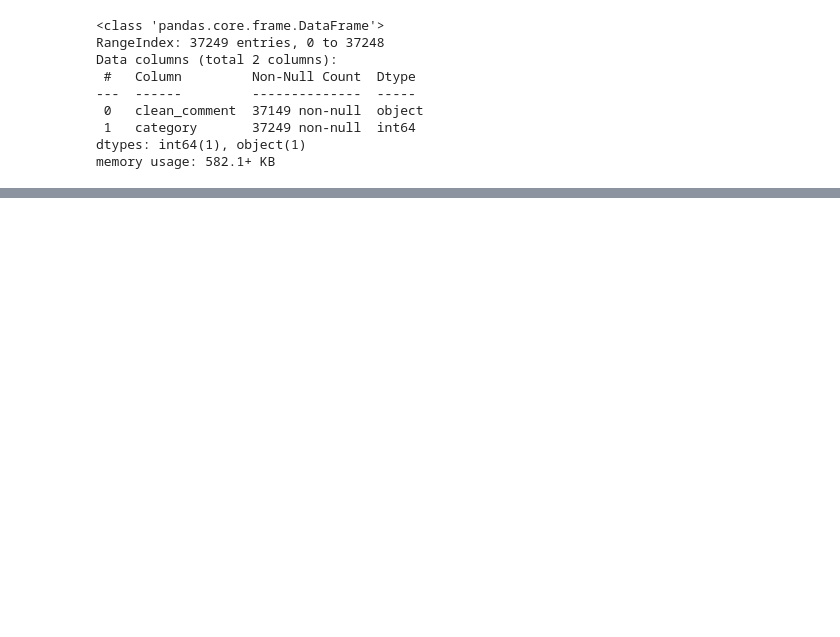
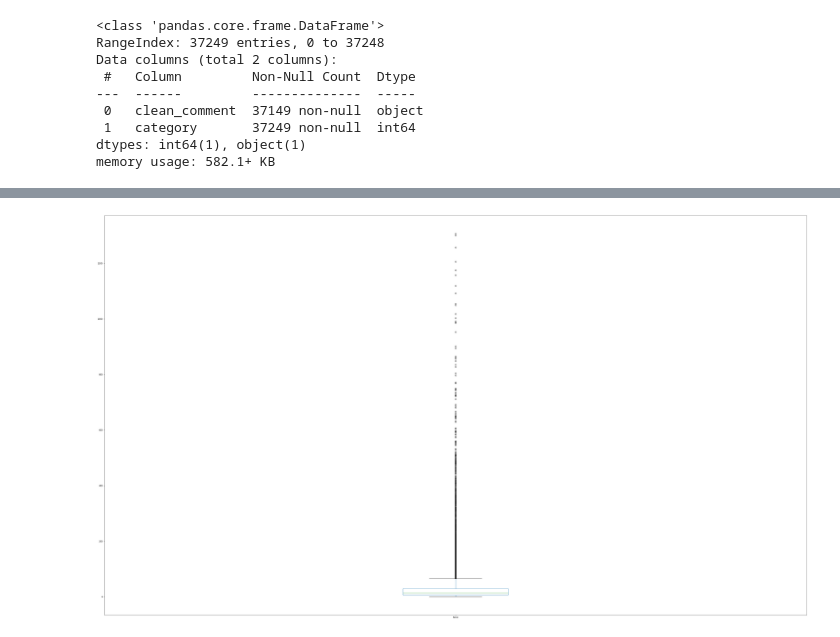
Before and after one commit to Hillary577/Springboard, a Jupyter notebook: capstone1_reddit_comments/reddit_data_wrangling.ipynb, the cells around one changed output, grey strips where cells are left out. Saved outputs shown, nothing was run; the diff lists cells and outputs as text; code cells hidden in the pictures; blank space fills up the shorter version.

```diff
--- a/capstone1_reddit_comments/reddit_data_wrangling.ipynb
+++ b/capstone1_reddit_comments/reddit_data_wrangling.ipynb
@@ -60,0 +97,8 @@ Text(0.5, 0, 'Count')
+# %%
+# Calculate comment lengths
+com_len = pd.Series([len(com.split()) for com in red['clean_comment']])
+
+# The distribution of tweet text lengths
+fig = com_len.plot(kind='box', figsize=(60,35))
+# %% [output]
+[figure, added]
```
Also changed, not shown: parts of 14 cells of this notebook.
